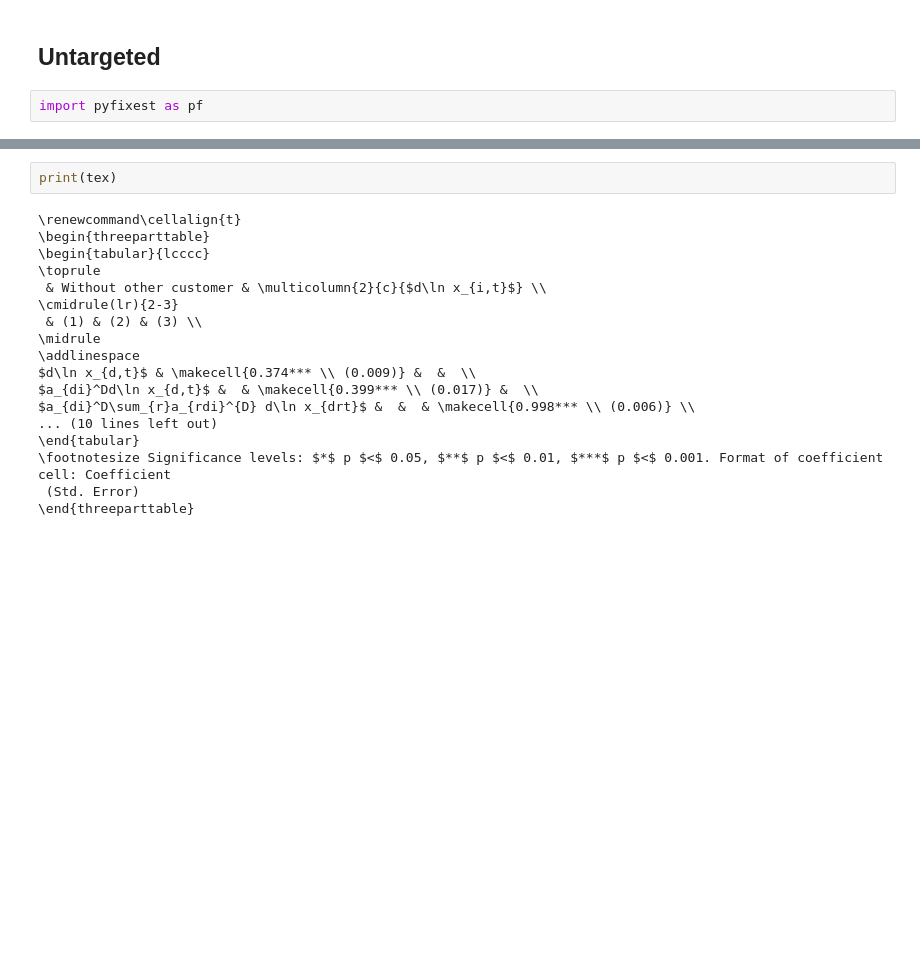
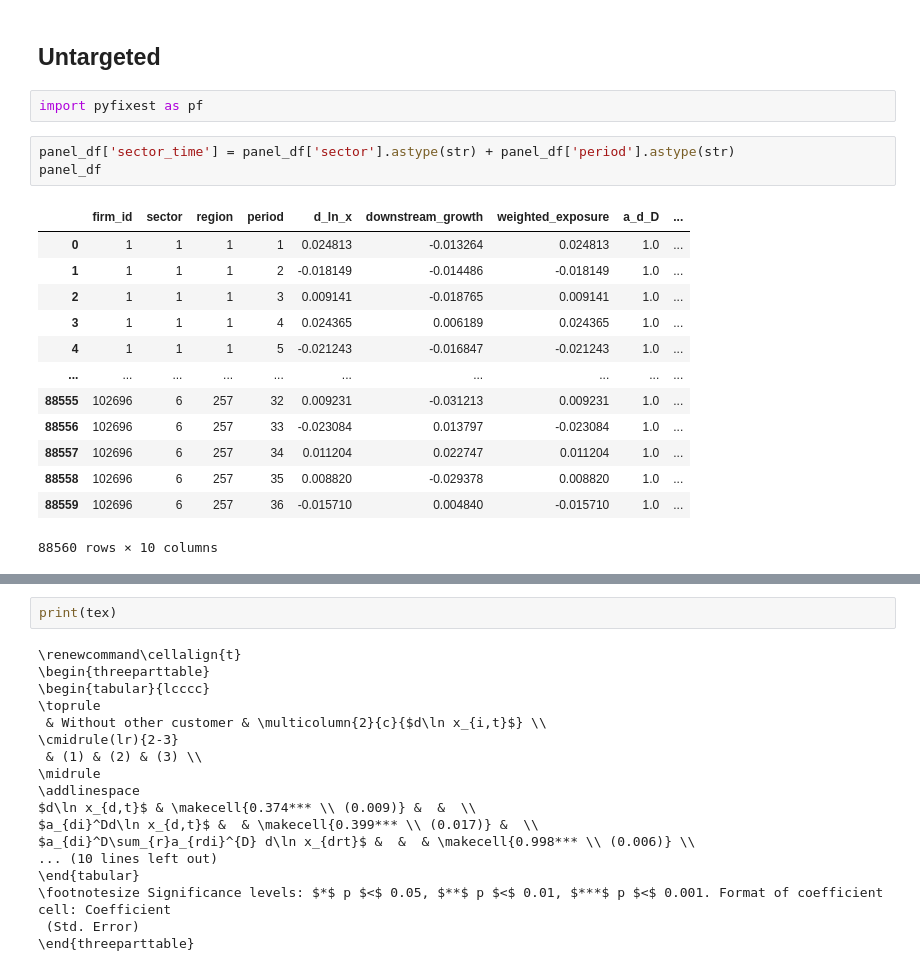
Before and after one commit to SwannChelly/SMM_Spatial_Comovement, a Jupyter notebook: analysis.ipynb, the cells around one changed output, grey strips where cells are left out. Drawn from its saved outputs; the diff is of its cells as text; blank space fills up the shorter version.

```diff
--- a/analysis.ipynb
+++ b/analysis.ipynb
@@ -1243,5 +1233,22 @@ Combined table saved to: ../reporting_combined/moments_comparison_combined.tex
 ## Untargeted
 # %%
 import pyfixest as pf
+# %%
+panel_df['sector_time'] = panel_df['sector'].astype(str) + panel_df['period'].astype(str)
+panel_df
+# %% [output]
+|  | firm_id | sector | region | period | d_ln_x | downstream_growth | weighted_exposure | a_d_D | ... |
+| 0 | 1 | 1 | 1 | 1 | 0.024813 | -0.013264 | 0.024813 | 1.0 | ... |
+| 1 | 1 | 1 | 1 | 2 | -0.018149 | -0.014486 | -0.018149 | 1.0 | ... |
+| 2 | 1 | 1 | 1 | 3 | 0.009141 | -0.018765 | 0.009141 | 1.0 | ... |
+| 3 | 1 | 1 | 1 | 4 | 0.024365 | 0.006189 | 0.024365 | 1.0 | ... |
+| 4 | 1 | 1 | 1 | 5 | -0.021243 | -0.016847 | -0.021243 | 1.0 | ... |
+| ... | ... | ... | ... | ... | ... | ... | ... | ... | ... |
+| 88555 | 102696 | 6 | 257 | 32 | 0.009231 | -0.031213 | 0.009231 | 1.0 | ... |
+| 88556 | 102696 | 6 | 257 | 33 | -0.023084 | 0.013797 | -0.023084 | 1.0 | ... |
+| 88557 | 102696 | 6 | 257 | 34 | 0.011204 | 0.022747 | 0.011204 | 1.0 | ... |
+| 88558 | 102696 | 6 | 257 | 35 | 0.008820 | -0.029378 | 0.008820 | 1.0 | ... |
+| 88559 | 102696 | 6 | 257 | 36 | -0.015710 | 0.004840 | -0.015710 | 1.0 | ... |
+88560 rows × 10 columns
 # %%
 models = []
```
Also changed, not shown: parts of 9 cells of this notebook, 3 other files.
